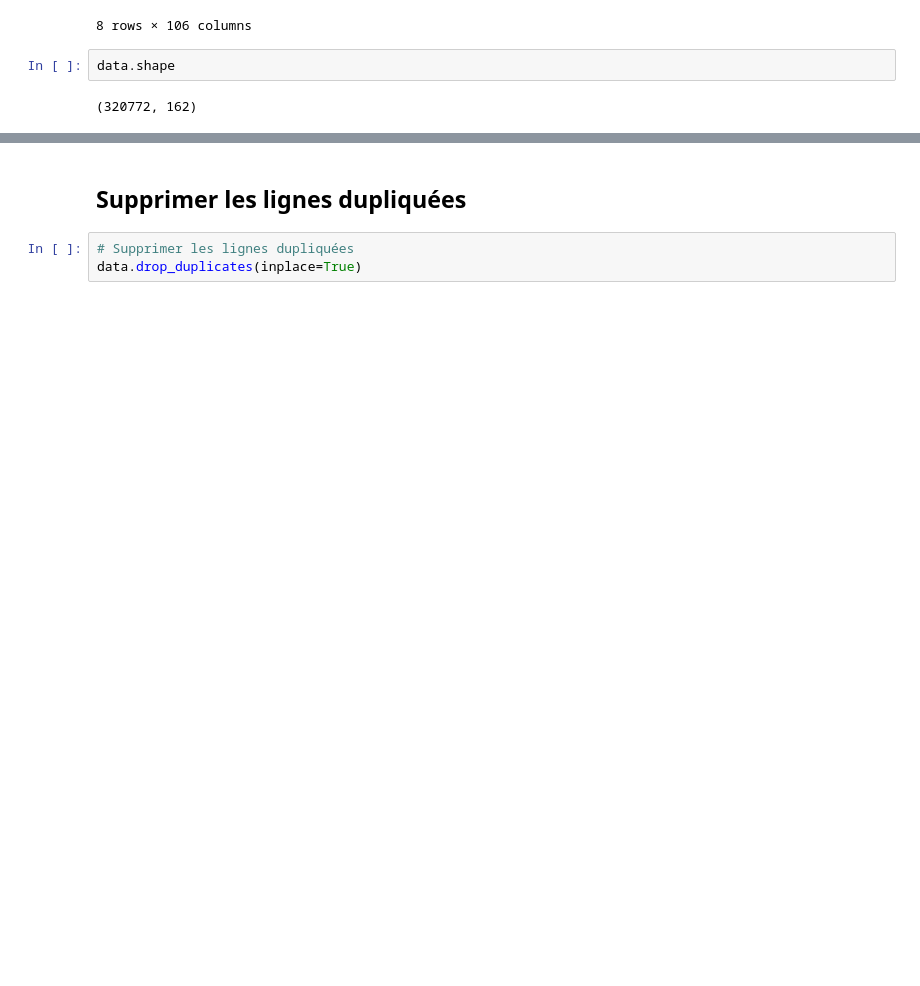
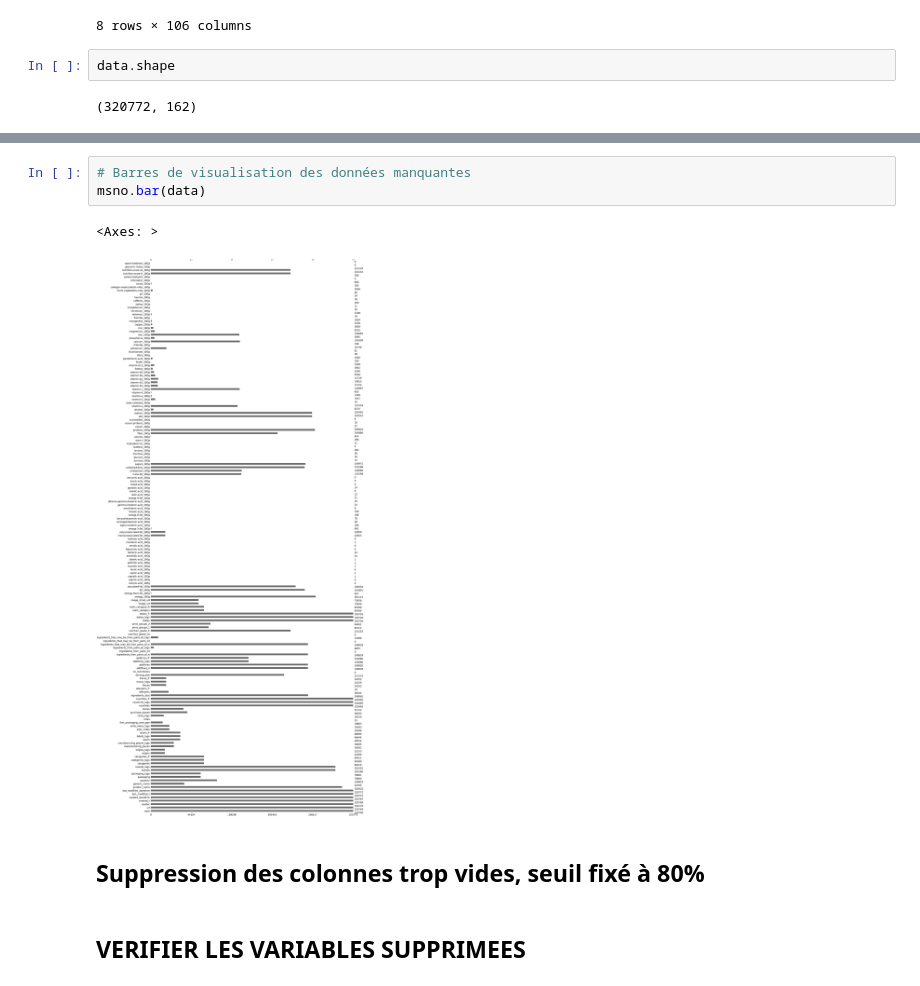
Before and after one commit to Tarek-D/P3-Preparez-des-donnees-pour-un-organisme-de-sante-publique, a Jupyter notebook: P3.ipynb, the cells around one changed output, grey strips where cells are left out. Cells and saved outputs as stored; diff of their text form; blank space fills up the shorter version.

```diff
--- a/P3.ipynb
+++ b/P3.ipynb
@@ -105,5 +115,10 @@ data.drop(columns=columns_to_drop, inplace=True)
+# %%
+# Barres de visualisation des données manquantes
+msno.bar(data)
+# %% [output]
+<Axes: >
+[figure, added]
 # %% [markdown]
-## Supprimer les lignes dupliquées
+## Suppression des colonnes trop vides, seuil fixé à 80%
-# %%
-# Supprimer les lignes dupliquées
-data.drop_duplicates(inplace=True)
+# %% [markdown]
+## VERIFIER LES VARIABLES SUPPRIMEES
```
Also changed, not shown: parts of 23 cells of this notebook.
